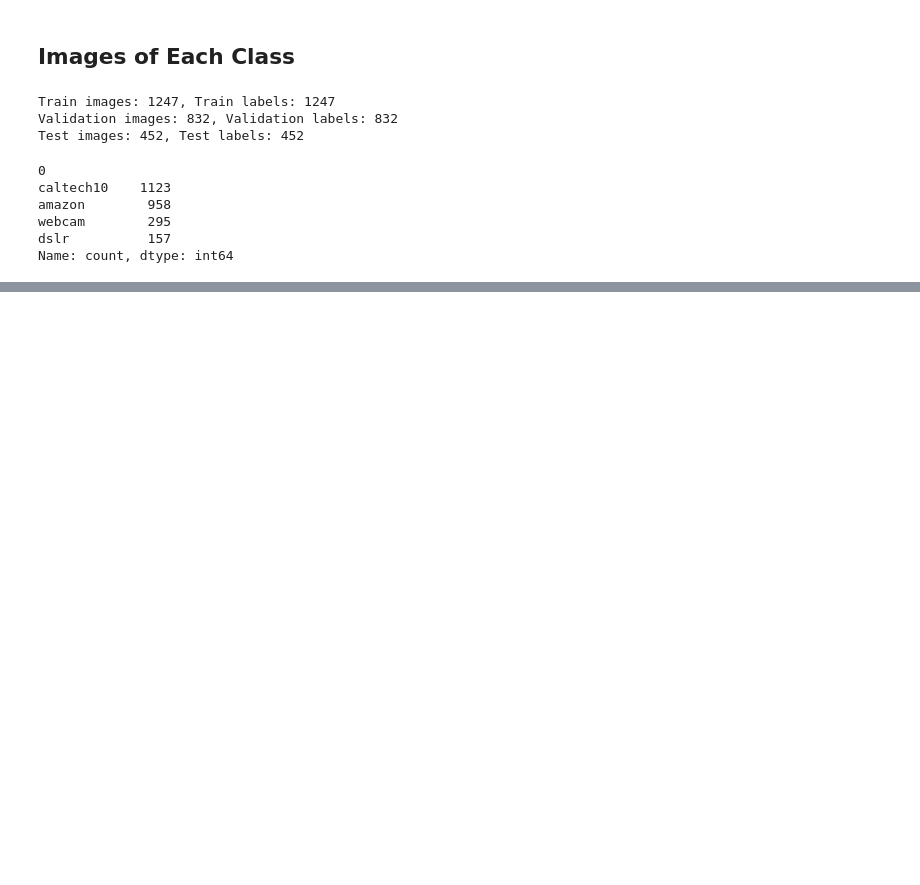
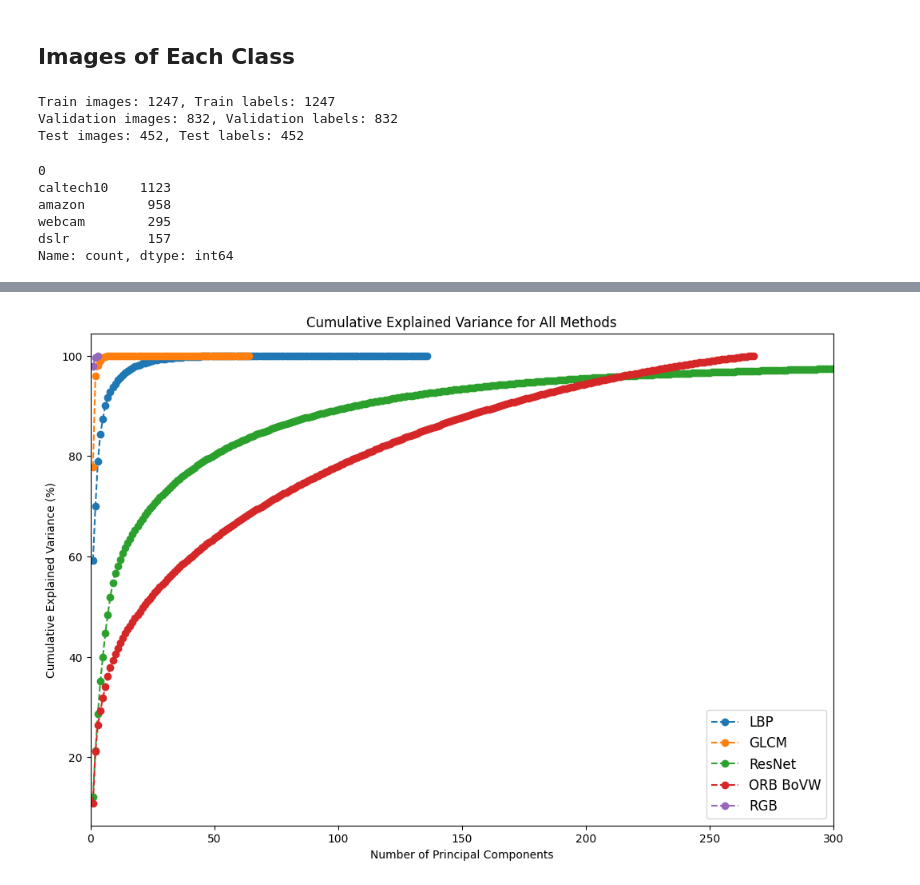
Before and after one commit to kennyalexlin/W281-Domain-Adaptation-Final-Project, a Jupyter notebook: visualisations.ipynb, the cells around one changed output, grey strips where cells are left out. Cells and saved outputs as stored; diff of their text form; code cells hidden in the pictures; blank space fills up the shorter version.

```diff
--- a/visualisations.ipynb
+++ b/visualisations.ipynb
@@ -279,0 +374,35 @@ plt.show()
+# %%
+from sklearn.decomposition import PCA
+import numpy as np
+import matplotlib.pyplot as plt
+
+# Function to plot explained variance ratio for multiple methods on one plot
+def plot_explained_variance_multiple(datasets):
+    plt.figure(figsize=(12, 8))
+
+    for method, (features, _) in datasets.items():
+        pca = PCA()
+        pca.fit(features)
+        explained_variance_ratio = np.cumsum(pca.explained_variance_ratio_) * 100
+
+        plt.plot(
+            range(1, len(explained_variance_ratio) + 1),
+            explained_variance_ratio,
+            marker='o',
+            linestyle='--',
+            label=f"{method}"
+        )
+
+    # Set x-axis limit to 300
+    plt.xlim(0, 300)
+
+    plt.title("Cumulative Explained Variance for All Methods")
+    plt.xlabel("Number of Principal Components")
+    plt.ylabel("Cumulative Explained Variance (%)")
+    plt.legend(fontsize=12)  # Increased legend font size
+    plt.show()
+
+# Example usage: visualize PCA explained variance for all datasets
+plot_explained_variance_multiple(datasets)
+# %% [output]
+[figure, added]
```
Also changed, not shown: parts of 9 cells of this notebook, 1 other file.
